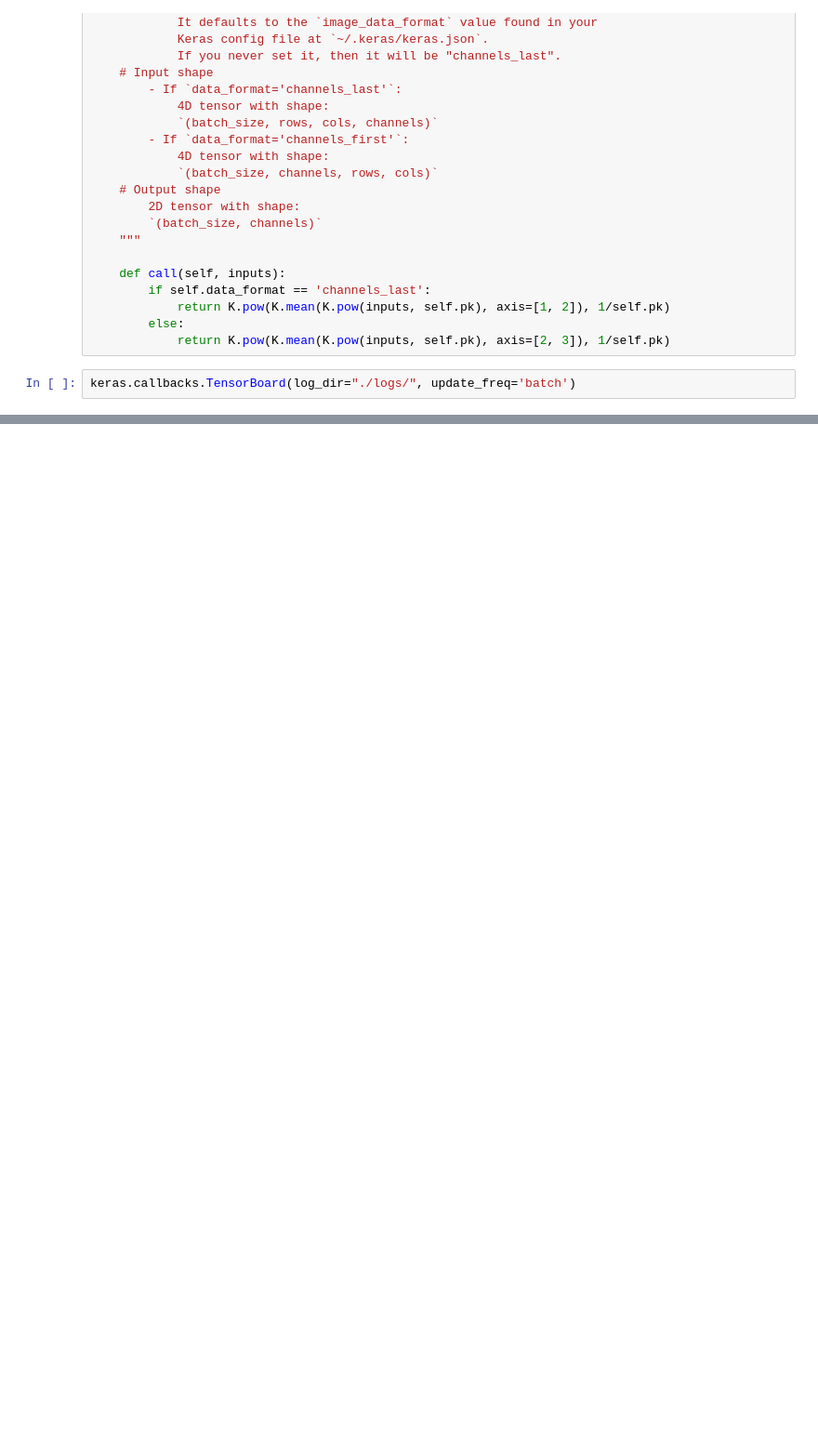
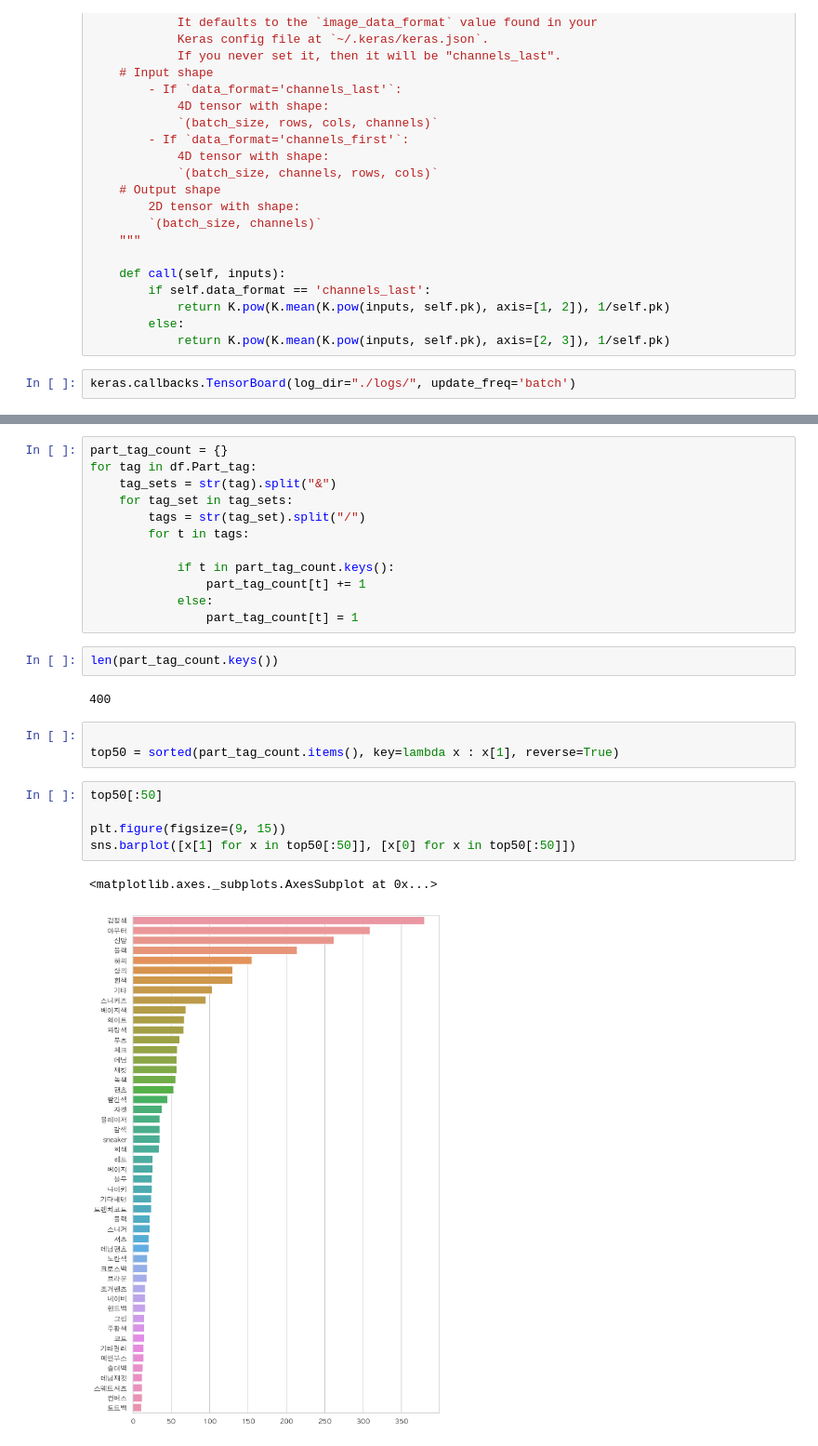
Before and after one commit to minus31/productRecommend, a Jupyter notebook: Tester.ipynb, the cells around one changed output, grey strips where cells are left out. Shown at 93% size. Drawn from its saved outputs; the diff is of its cells as text; blank space fills up the shorter version.

```diff
--- a/Tester.ipynb
+++ b/Tester.ipynb
@@ -111,0 +178,27 @@ keras.callbacks.TensorBoard(log_dir="./logs/", update_freq='batch')
+# %%
+part_tag_count = {}
+for tag in df.Part_tag:
+    tag_sets = str(tag).split("&")
+    for tag_set in tag_sets:
+        tags = str(tag_set).split("/")
+        for t in tags:
+
+            if t in part_tag_count.keys():
+                part_tag_count[t] += 1
+            else:
+                part_tag_count[t] = 1
+# %%
+len(part_tag_count.keys())
+# %% [output]
+400
+# %%
+
+top50 = sorted(part_tag_count.items(), key=lambda x : x[1], reverse=True)
+# %%
+top50[:50]
+
+plt.figure(figsize=(9, 15))
+sns.barplot([x[1] for x in top50[:50]], [x[0] for x in top50[:50]])
+# %% [output]
+<matplotlib.axes._subplots.AxesSubplot at 0x...>
+[figure, added]
```
Also changed, not shown: parts of 29 cells of this notebook, 1 other file.
